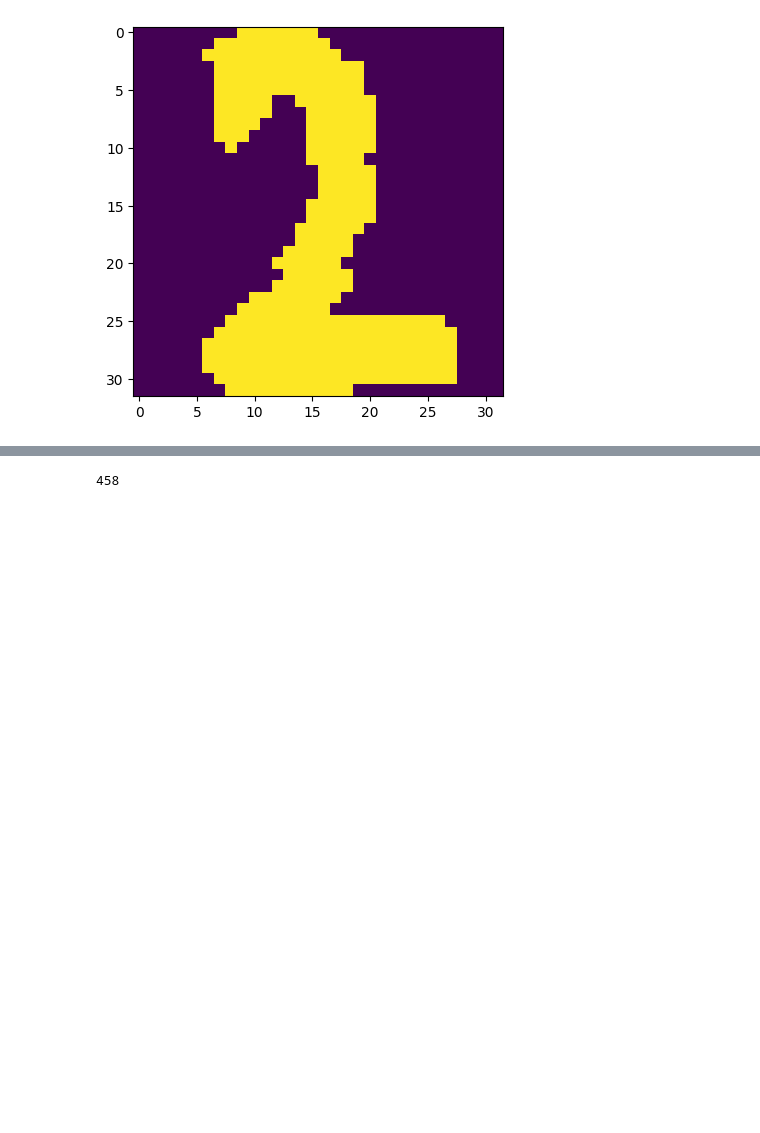
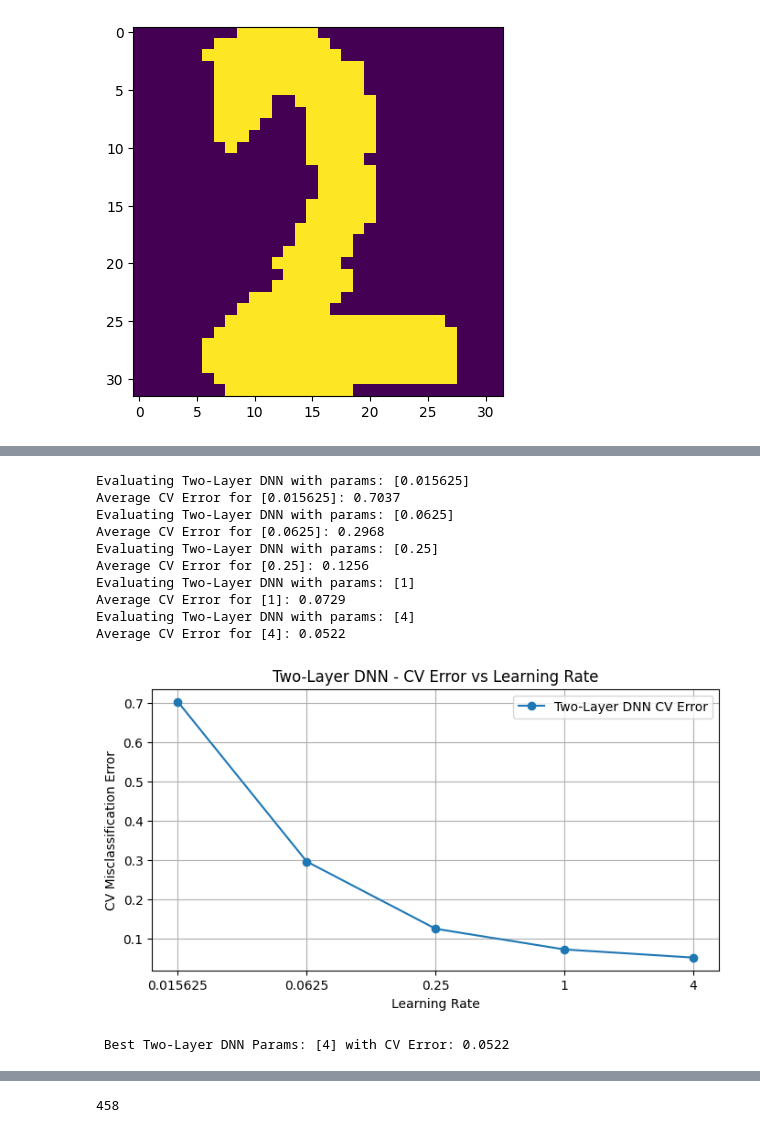
Before and after one commit to zaynabmourtada/Handwritten-Digit-Recognizer, a Jupyter notebook: learn_nnet.ipynb, the cells around one changed output, grey strips where cells are left out. Cells and saved outputs as stored; diff of their text form; code cells hidden in the pictures; blank space fills up the shorter version.

```diff
--- a/learn_nnet.ipynb
+++ b/learn_nnet.ipynb
@@ -453,5 +455,5 @@ def dnn_two_layer_model(learning_rate):
   nnet = NNet(nunits=nunits)
   nnet_time = time_nnet(nunits)
   R = min(1000, math.ceil(MAX_TIME / (m * nnet_time)))
-  optimizer = NNetGDOptimizer(learn_rate=learning_rate, max_iters=R)
+  optimizer = NNetGDOptimizer(learn_rate=learning_rate, max_iters=R, metric=nnet_metric)
   return nnet, optimizer
@@ -533,0 +702,16 @@ if __name__ == '__main__':
+# %%
+  two_layer_lr = [[lr] for lr in [4**-3, 4**-2, 4**-1, 4**0, 4**1]]
+  best_two_layer_params = cross_validate_model(dnn_two_layer_model, two_layer_lr, X, y_ohe, name="Two-Layer DNN")
+# %% [output]
+Evaluating Two-Layer DNN with params: [0.015625]
+Average CV Error for [0.015625]: 0.7037
+Evaluating Two-Layer DNN with params: [0.0625]
+Average CV Error for [0.0625]: 0.2968
+Evaluating Two-Layer DNN with params: [0.25]
+Average CV Error for [0.25]: 0.1256
+Evaluating Two-Layer DNN with params: [1]
+Average CV Error for [1]: 0.0729
+Evaluating Two-Layer DNN with params: [4]
+Average CV Error for [4]: 0.0522
+[figure, added]
+ Best Two-Layer DNN Params: [4] with CV Error: 0.0522
```
Also changed, not shown: parts of 25 cells of this notebook.
